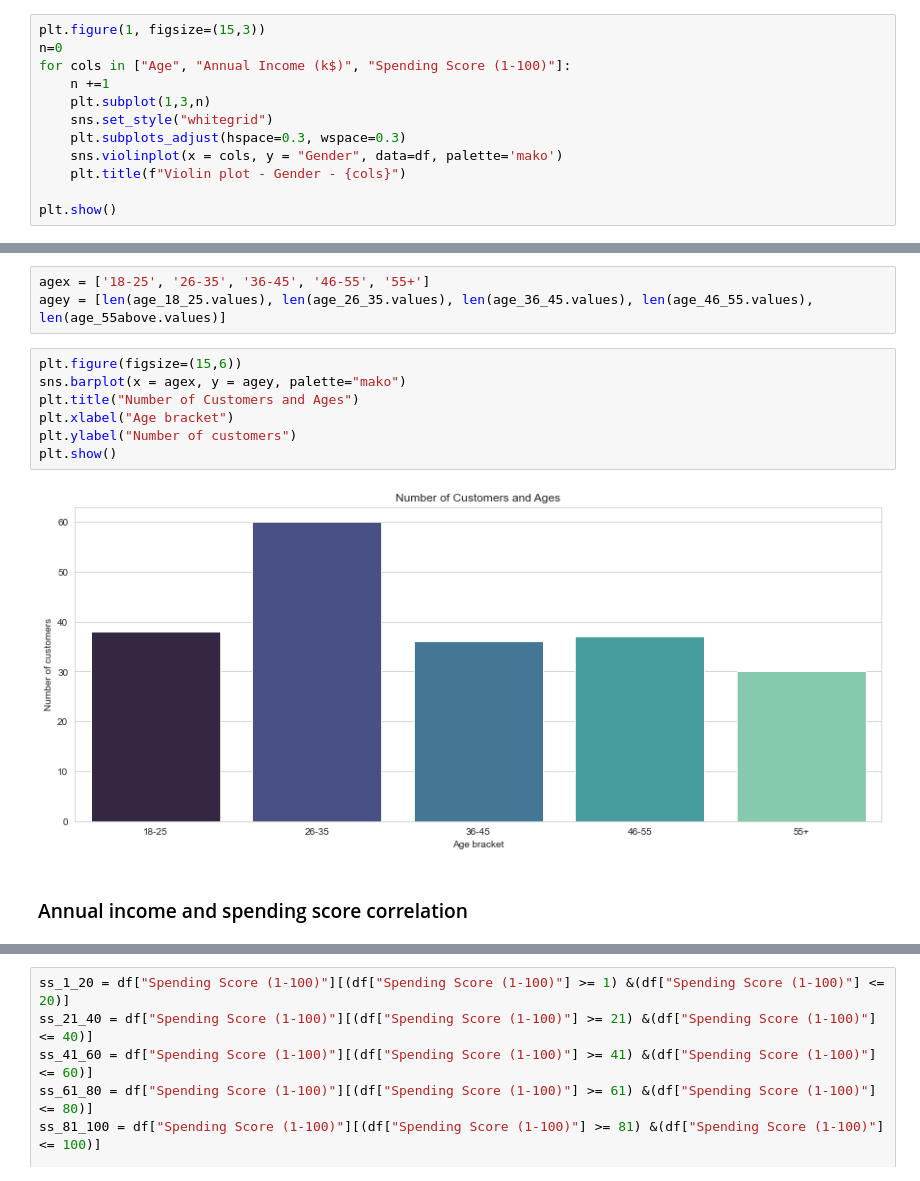
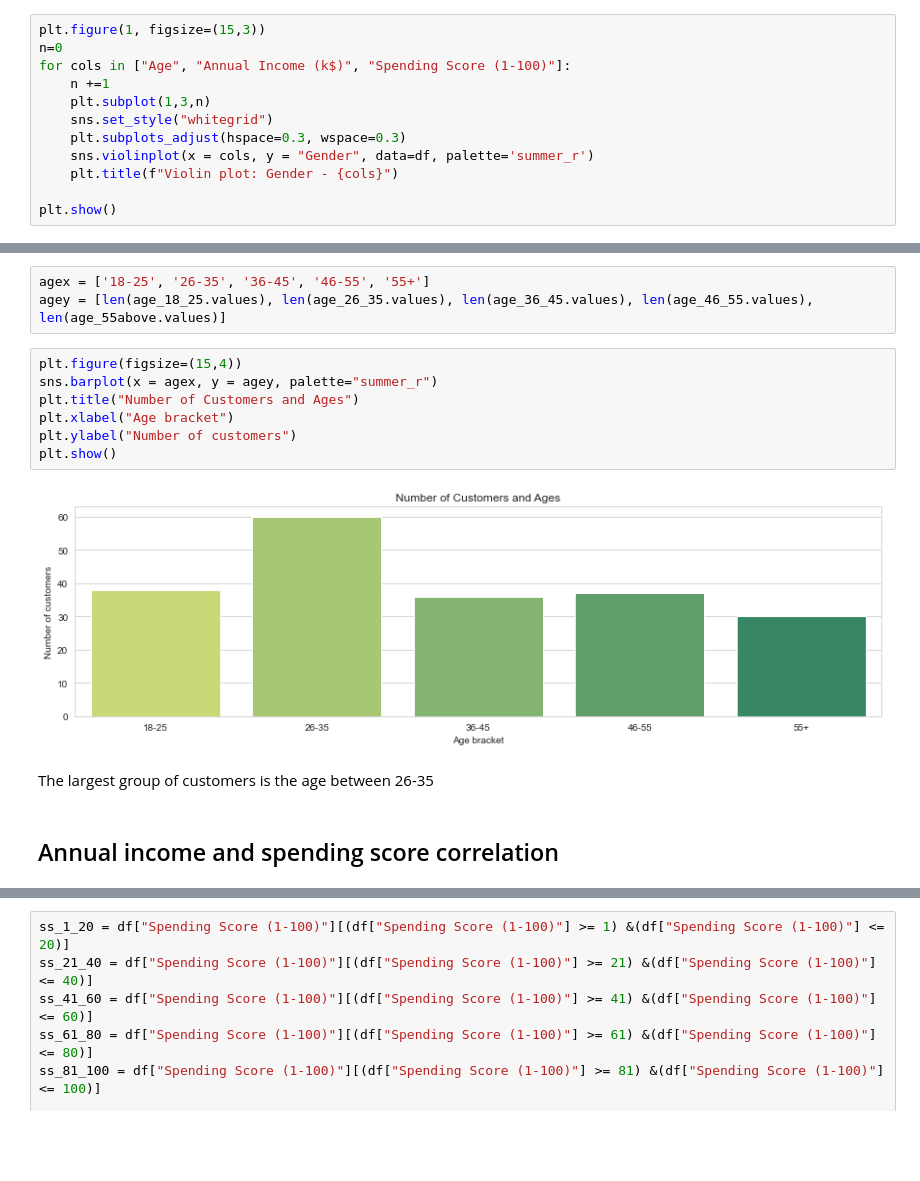
Before and after one commit to mlyngholm/mall, a Jupyter notebook: Customer segmentation.ipynb, the cells around one changed output, grey strips where cells are left out. Cells and saved outputs as stored; diff of their text form; blank space fills up the shorter version.

```diff
--- a/Customer segmentation.ipynb
+++ b/Customer segmentation.ipynb
@@ -97,8 +98,8 @@ for cols in ["Age", "Annual Income (k$)", "Spending Score (1-100)"]:
     plt.subplot(1,3,n)
     sns.set_style("whitegrid")
     plt.subplots_adjust(hspace=0.3, wspace=0.3)
-    sns.violinplot(x = cols, y = "Gender", data=df, palette='mako')
-    plt.title(f"Violin plot - Gender - {cols}")
+    sns.violinplot(x = cols, y = "Gender", data=df, palette='summer_r')
+    plt.title(f"Violin plot: Gender - {cols}")
 
 plt.show()
 # %% [output]
@@ -115,14 +123,16 @@ age_55above = df.Age[(df.Age >= 55)]
 agex = ['18-25', '26-35', '36-45', '46-55', '55+']
 agey = [len(age_18_25.values), len(age_26_35.values), len(age_36_45.values), len(age_46_55.values), len(age_55above.values)]
 # %%
-plt.figure(figsize=(15,6))
-sns.barplot(x = agex, y = agey, palette="mako")
+plt.figure(figsize=(15,4))
+sns.barplot(x = agex, y = agey, palette="summer_r")
 plt.title("Number of Customers and Ages")
 plt.xlabel("Age bracket")
 plt.ylabel("Number of customers")
 plt.show()
 # %% [output]
-[figure, old version]
+[figure, new version]
+# %% [markdown]
+The largest group of customers is the age between 26-35
 # %% [markdown]
-### Annual income and spending score correlation
+## Annual income and spending score correlation
 # %%
```
Also changed, not shown: parts of 25 cells of this notebook.
